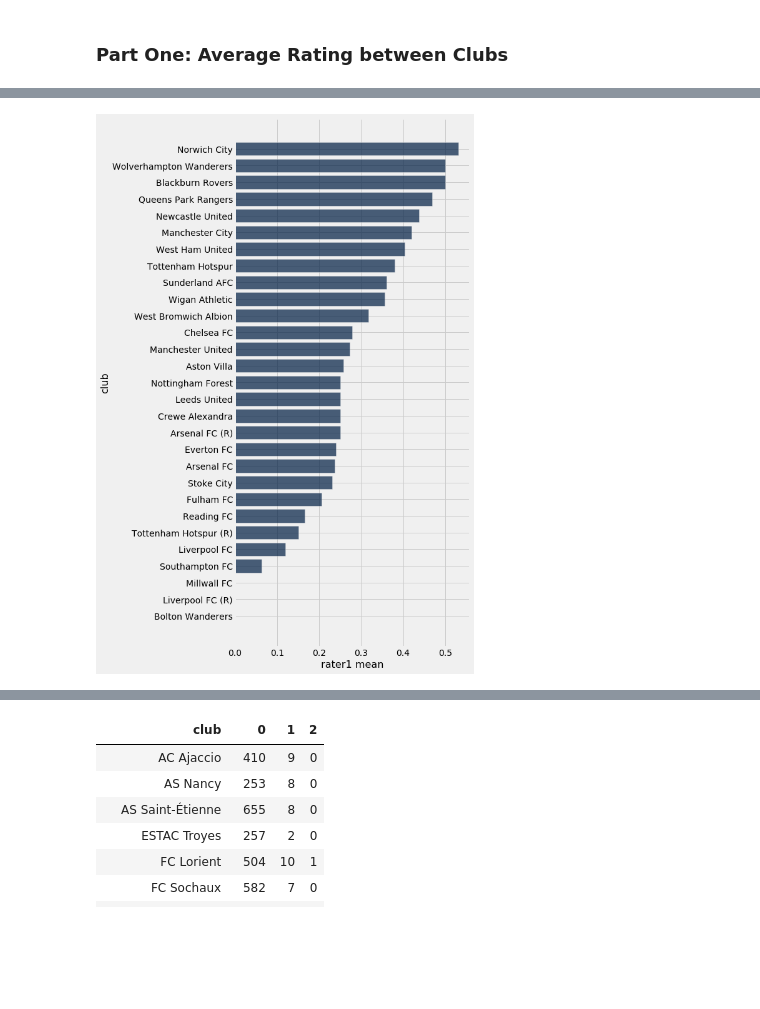
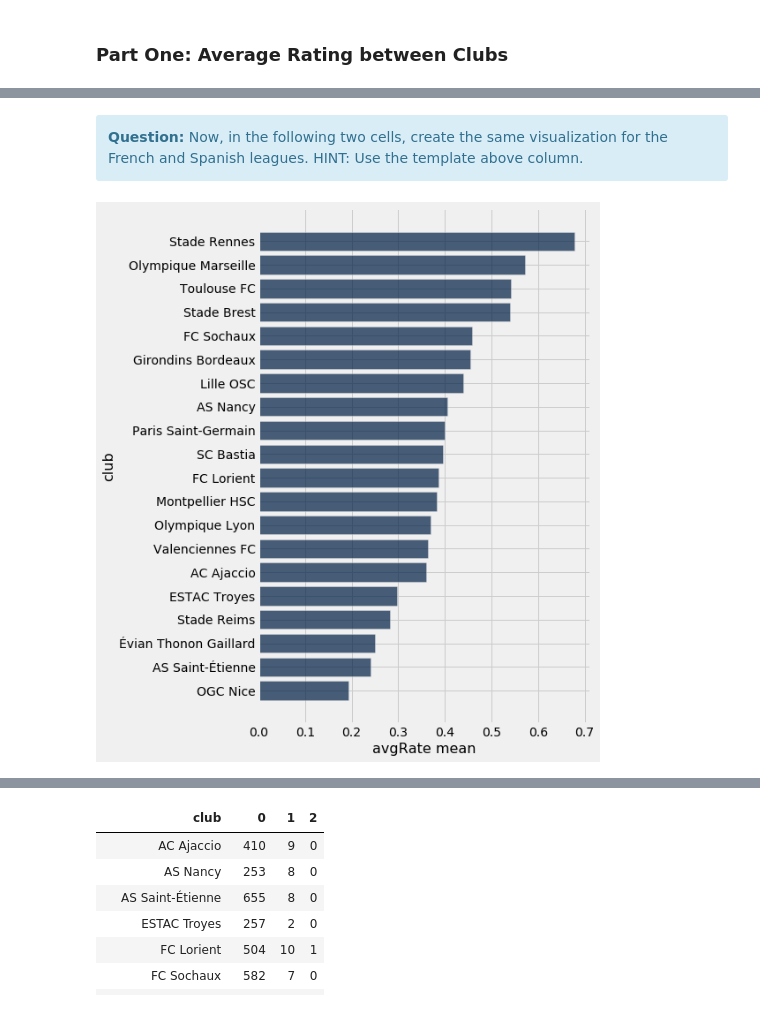
Before and after one commit to ds-modules/BUDS-SU21-Dev, a Jupyter notebook: Project_Extensions/Soccer/Soccer_Extension.ipynb, the cells around one changed output, grey strips where cells are left out. Cells and saved outputs as stored; diff of their text form; code cells hidden in the pictures; blank space fills up the shorter version.

```diff
--- a/Project_Extensions/Soccer/Soccer_Extension.ipynb
+++ b/Project_Extensions/Soccer/Soccer_Extension.ipynb
@@ -152,0 +140,12 @@ data.show(5)
+# %%
+# Calculate average rate, append to table
+avg_rate = (data.column('rater1') + data.column('rater2'))/2
+data.append_column('avgRate', avg_rate)
+
+# Remove nan values
+to_exclude= make_array()
+for row_index in range(len(data.column("avgRate"))):
+    if np.isnan(data.column("avgRate").item(row_index)):
+        to_exclude= np.append(to_exclude,int(row_index))
+data = data.exclude(to_exclude)
+data.show(5)
@@ -202,9 +236,14 @@ france.show(5)
+# %% [markdown]
+<div class="alert alert-info">
+        <b>Question:</b> Now, in the following two cells, create the same visualization for the French and Spanish leagues.
+     HINT: Use the template above column.
+</div>
 # %%
 #KEY
 
-england.group("club", np.mean).sort("rater1 mean", descending=True).barh("club", "rater1 mean")
+france.group("club", np.mean).sort("avgRate mean", descending=True).barh("club", "avgRate mean")
 # %% [output]
-[figure, old version]
+[figure, new version]
 # %%
 #KEY
 
```
Also changed, not shown: parts of 25 cells of this notebook.
